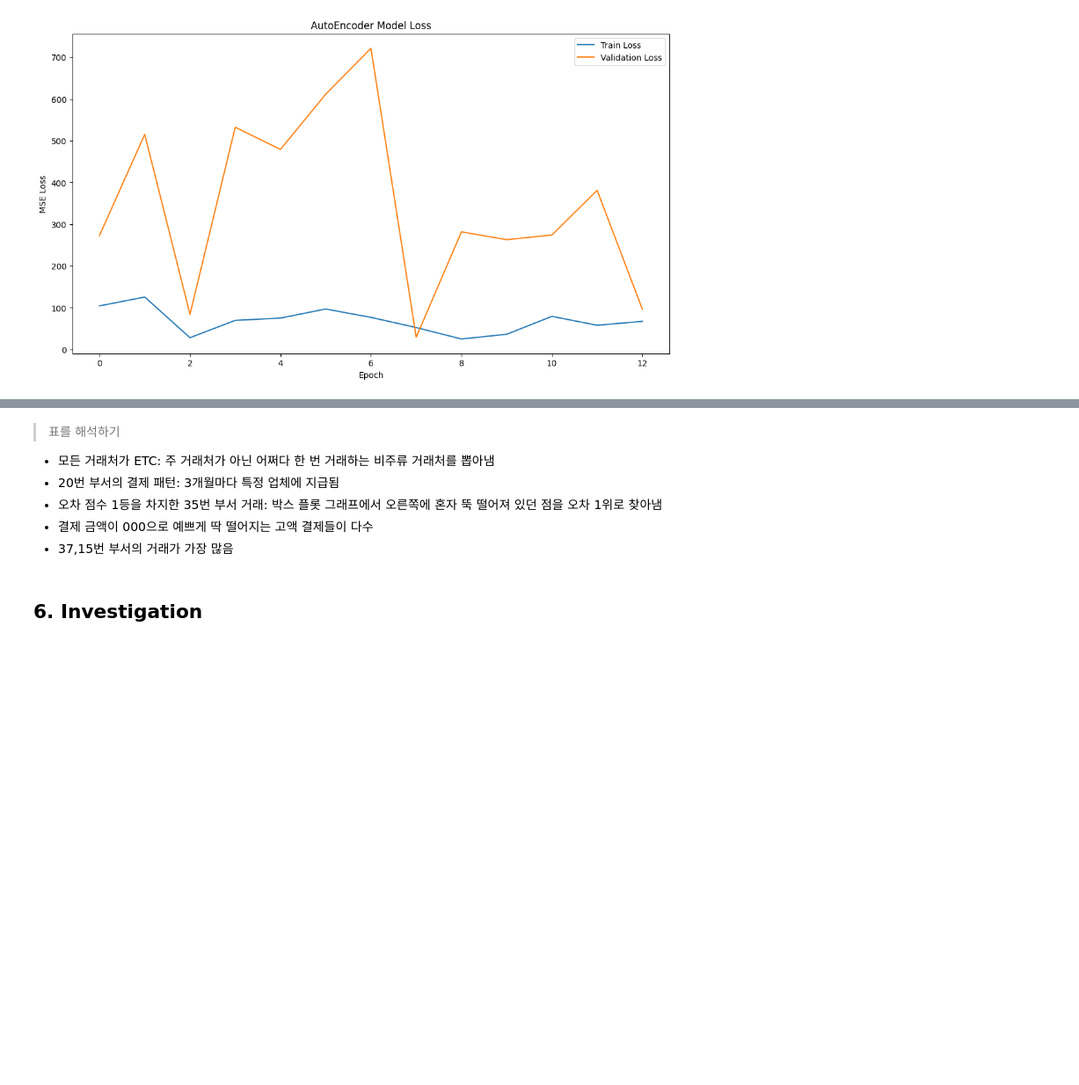
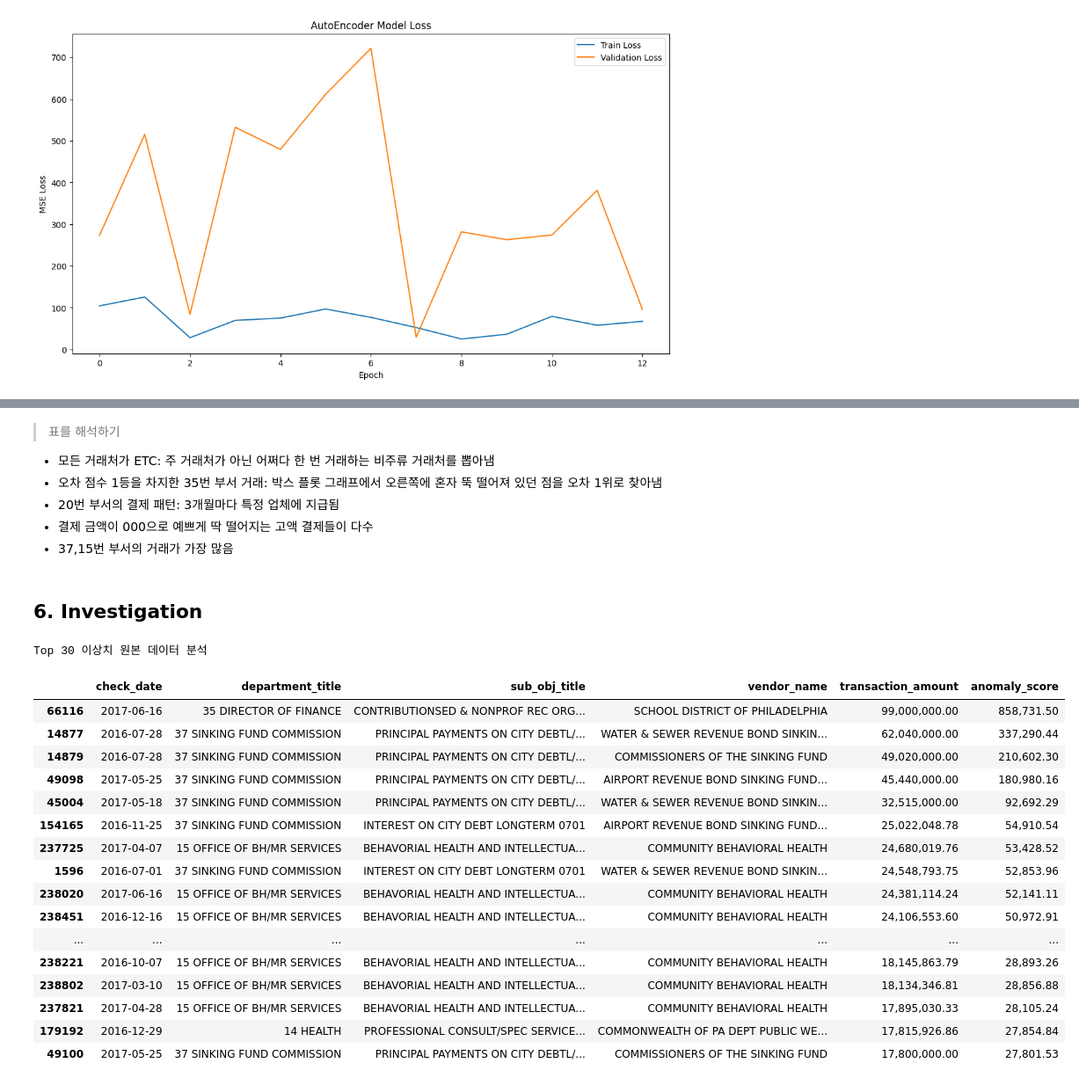
Before and after one commit to yeongwuu/Unsupervised-Fraud-Detection-in-Accounting-Data-using-Autoencoder, a Jupyter notebook: Project_1.ipynb, the cells around one changed output, grey strips where cells are left out. Shown at 88% size. Cells and saved outputs as stored; diff of their text form; code cells hidden in the pictures; blank space fills up the shorter version.

```diff
--- a/Project_1.ipynb
+++ b/Project_1.ipynb
@@ -484,9 +484,37 @@ display(top_30)
 # %% [markdown]
 > 표를 해석하기
 - 모든 거래처가 ETC: 주 거래처가 아닌 어쩌다 한 번 거래하는 비주류 거래처를 뽑아냄
+- 오차 점수 1등을 차지한 35번 부서 거래: 박스 플롯 그래프에서 오른쪽에 혼자 뚝 떨어져 있던 점을 오차 1위로 찾아냄
 - 20번 부서의 결제 패턴: 3개월마다 특정 업체에 지급됨
-- 오차 점수 1등을 차지한 35번 부서 거래: 박스 플롯 그래프에서 오른쪽에 혼자 뚝 떨어져 있던 점을 오차 1위로 찾아냄
 - 결제 금액이 000으로 예쁘게 딱 떨어지는 고액 결제들이 다수
 - 37,15번 부서의 거래가 가장 많음
 # %% [markdown]
 ## 6. Investigation
+# %%
+print("Top 30 이상치 원본 데이터 분석\n")
+suspicious_indices = top_30.index
+investigation_cols = ['check_date', 'department_title', 'sub_obj_title',
+                      'vendor_name', 'transaction_amount']
+df_investigation = df.loc[suspicious_indices, investigation_cols]
+df_investigation['anomaly_score'] = top_30['anomaly_score']
+with pd.option_context('display.max_rows', 30, 'display.max_colwidth', None):
+    display(df_investigation)
+# %% [output]
+Top 30 이상치 원본 데이터 분석
+|  | check_date | department_title | sub_obj_title | vendor_name | transaction_amount | anomaly_score |
+| 66116 | 2017-06-16 | 35 DIRECTOR OF FINANCE | CONTRIBUTIONSED & NONPROF REC ORG... | SCHOOL DISTRICT OF PHILADELPHIA | 99,000,000.00 | 858,731.50 |
+| 14877 | 2016-07-28 | 37 SINKING FUND COMMISSION | PRINCIPAL PAYMENTS ON CITY DEBTL/... | WATER & SEWER REVENUE BOND SINKIN... | 62,040,000.00 | 337,290.44 |
+| 14879 | 2016-07-28 | 37 SINKING FUND COMMISSION | PRINCIPAL PAYMENTS ON CITY DEBTL/... | COMMISSIONERS OF THE SINKING FUND | 49,020,000.00 | 210,602.30 |
+| 49098 | 2017-05-25 | 37 SINKING FUND COMMISSION | PRINCIPAL PAYMENTS ON CITY DEBTL/... | AIRPORT REVENUE BOND SINKING FUND... | 45,440,000.00 | 180,980.16 |
+| 45004 | 2017-05-18 | 37 SINKING FUND COMMISSION | PRINCIPAL PAYMENTS ON CITY DEBTL/... | WATER & SEWER REVENUE BOND SINKIN... | 32,515,000.00 | 92,692.29 |
+| 154165 | 2016-11-25 | 37 SINKING FUND COMMISSION | INTEREST ON CITY DEBT LONGTERM 0701 | AIRPORT REVENUE BOND SINKING FUND... | 25,022,048.78 | 54,910.54 |
+| 237725 | 2017-04-07 | 15 OFFICE OF BH/MR SERVICES | BEHAVORIAL HEALTH AND INTELLECTUA... | COMMUNITY BEHAVIORAL HEALTH | 24,680,019.76 | 53,428.52 |
+| 1596 | 2016-07-01 | 37 SINKING FUND COMMISSION | INTEREST ON CITY DEBT LONGTERM 0701 | WATER & SEWER REVENUE BOND SINKIN... | 24,548,793.75 | 52,853.96 |
+| 238020 | 2017-06-16 | 15 OFFICE OF BH/MR SERVICES | BEHAVORIAL HEALTH AND INTELLECTUA... | COMMUNITY BEHAVIORAL HEALTH | 24,381,114.24 | 52,141.11 |
+| 238451 | 2016-12-16 | 15 OFFICE OF BH/MR SERVICES | BEHAVORIAL HEALTH AND INTELLECTUA... | COMMUNITY BEHAVIORAL HEALTH | 24,106,553.60 | 50,972.91 |
+| ... | ... | ... | ... | ... | ... | ... |
+| 238221 | 2016-10-07 | 15 OFFICE OF BH/MR SERVICES | BEHAVORIAL HEALTH AND INTELLECTUA... | COMMUNITY BEHAVIORAL HEALTH | 18,145,863.79 | 28,893.26 |
+| 238802 | 2017-03-10 | 15 OFFICE OF BH/MR SERVICES | BEHAVORIAL HEALTH AND INTELLECTUA... | COMMUNITY BEHAVIORAL HEALTH | 18,134,346.81 | 28,856.88 |
+| 237821 | 2017-04-28 | 15 OFFICE OF BH/MR SERVICES | BEHAVORIAL HEALTH AND INTELLECTUA... | COMMUNITY BEHAVIORAL HEALTH | 17,895,030.33 | 28,105.24 |
+| 179192 | 2016-12-29 | 14 HEALTH | PROFESSIONAL CONSULT/SPEC SERVICE... | COMMONWEALTH OF PA DEPT PUBLIC WE... | 17,815,926.86 | 27,854.84 |
+| 49100 | 2017-05-25 | 37 SINKING FUND COMMISSION | PRINCIPAL PAYMENTS ON CITY DEBTL/... | COMMISSIONERS OF THE SINKING FUND | 17,800,000.00 | 27,801.53 |
```
Also changed, not shown: parts of 4 cells of this notebook.
